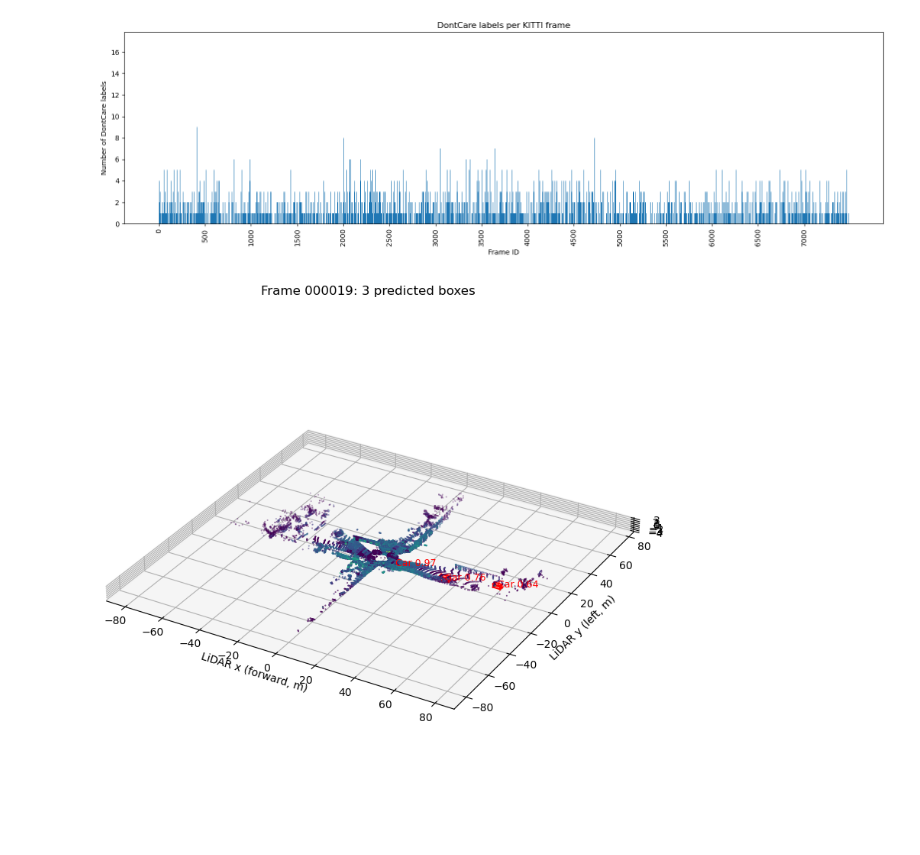
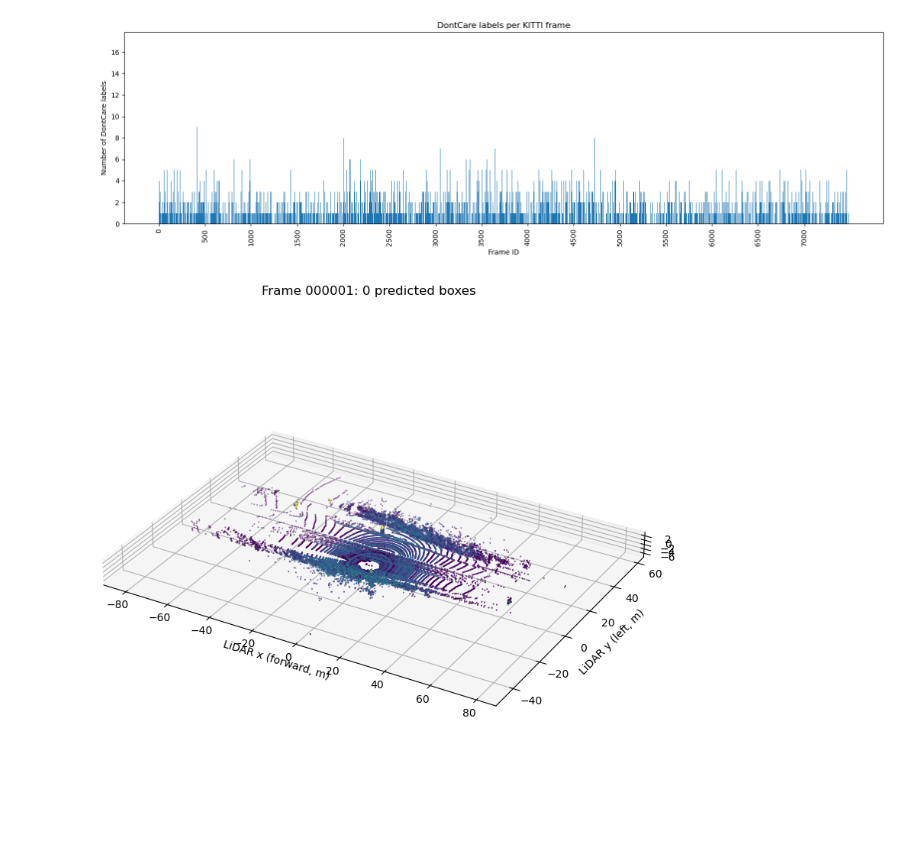
Before and after one commit to rileyso/pc-occlusion-3, a Jupyter notebook: kitti/inspect.ipynb, the cells around one changed output. Cells and saved outputs as stored; diff of their text form; code cells hidden in the pictures.

Commit message:
chore(kitti): update inspection frame

```diff
--- a/kitti/inspect.ipynb
+++ b/kitti/inspect.ipynb
@@ -104,7 +104,7 @@ import numpy as np
 import matplotlib.pyplot as plt
 
 # Hard-coded settings for one-frame prediction visualization
-FRAME_ID = '000019'
+FRAME_ID = '000001'
 DRAW_CLASSES = {'Car', 'Cyclist'}  # e.g. {'Car'}
 MIN_CONFIDENCE = 0.50
 RAW_DATA_ROOT = Path('/home/riley/OpenPCDet/data/kitti')
@@ -163,31 +163,31 @@ def plot_frame_predictions():
         fields = line.split()
         if len(fields) < 16:
             continue
         class_name = fields[0]
         confidence = float(fields[15])
         if class_name not in DRAW_CLASSES or confidence < MIN_CONFIDENCE:
             continue
         height, width, length = map(float, fields[8:11])
         location = tuple(map(float, fields[11:14]))
         rotation_y = float(fields[14])
         corners = camera_to_lidar(box_corners_camera(height, width, length, location, rotation_y))
         for start, end in edges:
             axis.plot(*zip(corners[start], corners[end]), color='red', linewidth=1.5)
         center = corners[:4].mean(axis=0)
         axis.text(*center, f'{class_name} {confidence:.2f}', color='red', fontsize=9)
         drawn += 1
 
     axis.set_xlabel('LiDAR x (forward, m)')
     axis.set_ylabel('LiDAR y (left, m)')
     axis.set_zlabel('LiDAR z (up, m)')
     axis.set_box_aspect((
         np.ptp(points[:, 0]),
         np.ptp(points[:, 1]),
         np.ptp(points[:, 2])
     ))
     axis.set_title(f'Frame {FRAME_ID}: {drawn} predicted boxes')
     plt.show()
 
 plot_frame_predictions()
 # %% [output]
-[figure, old version]
+[figure, new version]
```
